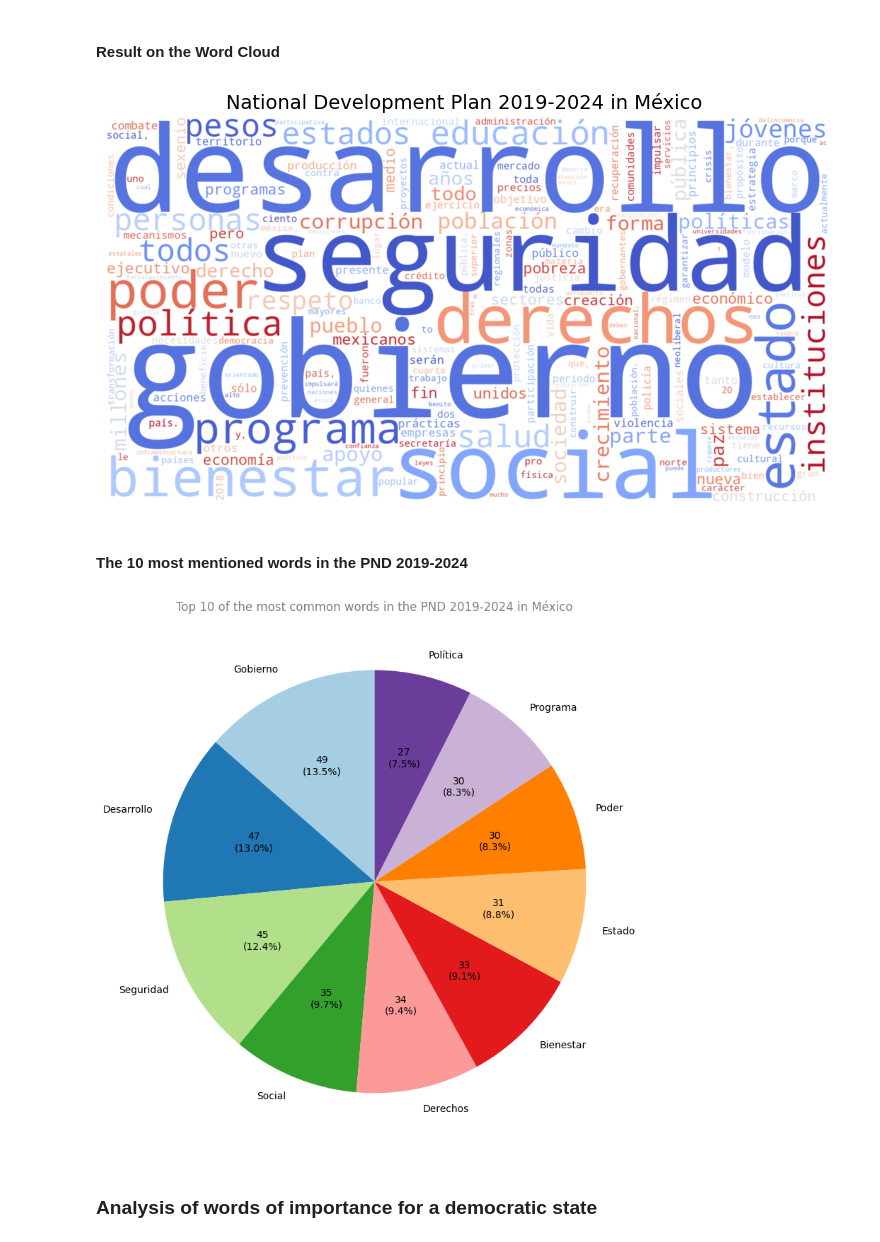
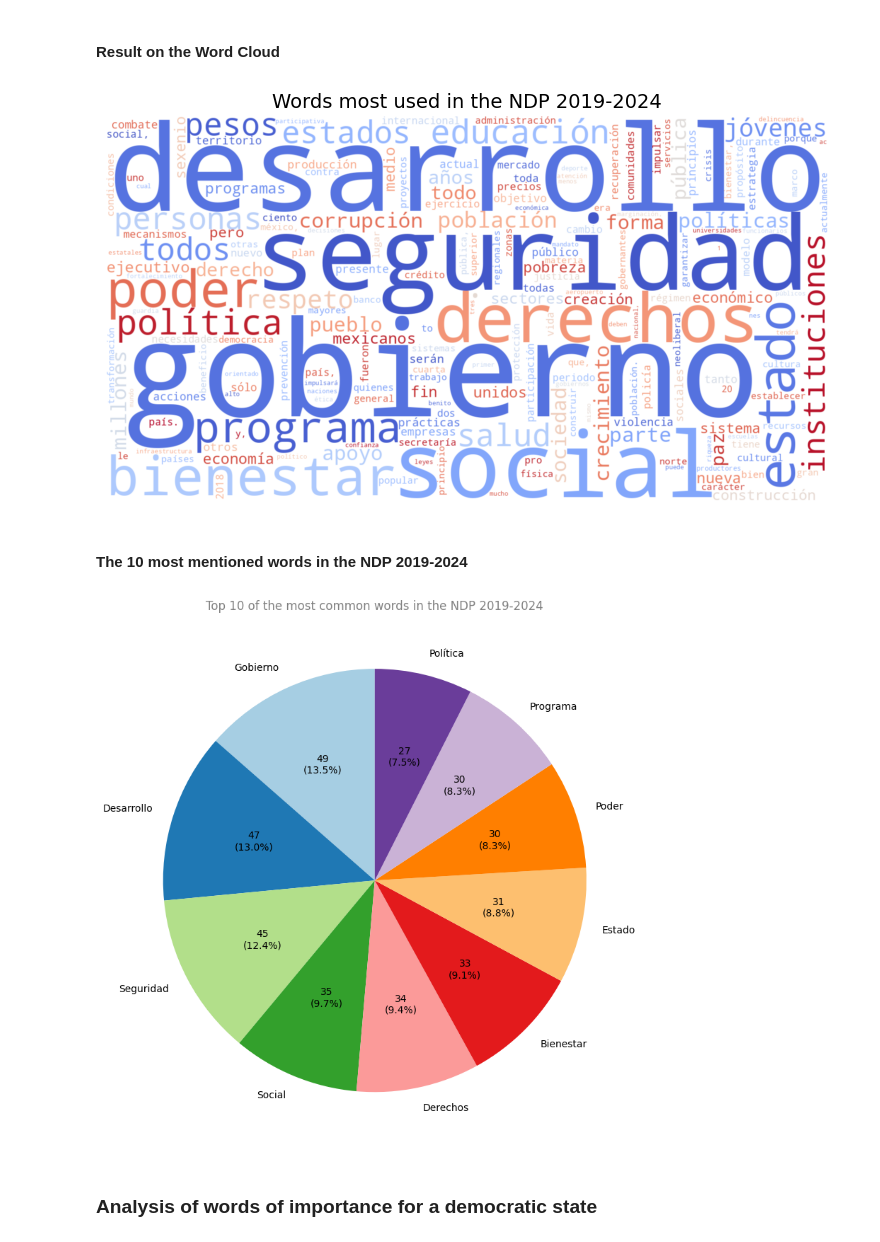
Before and after one commit to hiramdsmx/AnalyticPND2019, a Jupyter notebook: ReadPND2030.ipynb, the cells around one changed output. Saved outputs shown, nothing was run; the diff lists cells and outputs as text; code cells hidden in the pictures.

Commit message:
correction in graphs v3

```diff
--- a/ReadPND2030.ipynb
+++ b/ReadPND2030.ipynb
@@ -36,23 +36,23 @@ word_counts=Counter(filtered_words)
 # %%
 # Count the frequency of each word word_counts
 
 wordcloud = WordCloud(
     width=1500, height=800,
     background_color="white",
     colormap="coolwarm",
     random_state=42
 ).generate_from_frequencies(word_counts)
 
 # Generate the graph
 plt.figure(figsize=(10, 5))
 plt.imshow(wordcloud, interpolation="bilinear")
 plt.axis("off")
-plt.title("National Development Plan 2019-2024 in México ", fontsize=14)
+plt.title("Words most used in the NDP 2019-2024", fontsize=14)
 plt.show()
 # %% [output]
-[figure, old version]
+[figure, new version]
 # %% [markdown]
-#### The 10 most mentioned words in the PND 2019-2024
+#### The 10 most mentioned words in the NDP 2019-2024
 # %%
 
 # Get the top ten words mentioned in PND
@@ -67,11 +67,11 @@ words2 = [f"{item.capitalize()}" for idx, item in enumerate(uniqu_words, 1)]
 plt.figure(figsize=(8, 8))
 plt.pie(counts, labels=words2, autopct=lambda pct: f"{int(pct / 100. * sum(counts))}\n({pct:.1f}%)",
         startangle=90, colors=plt.cm.Paired.colors)
-plt.title('Top 10 of the most common words in the PND 2019-2024 in México', fontsize=12,color='gray')
+plt.title('Top 10 of the most common words in the NDP 2019-2024', fontsize=12,color='gray')
 plt.tight_layout()
 plt.show()
 # %% [output]
-[figure, old version]
+[figure, new version]
 # %% [markdown]
 ### Analysis of words of importance for a democratic state
 # %%
```
Also changed, not shown: parts of 4 cells of this notebook, 1 other file.
